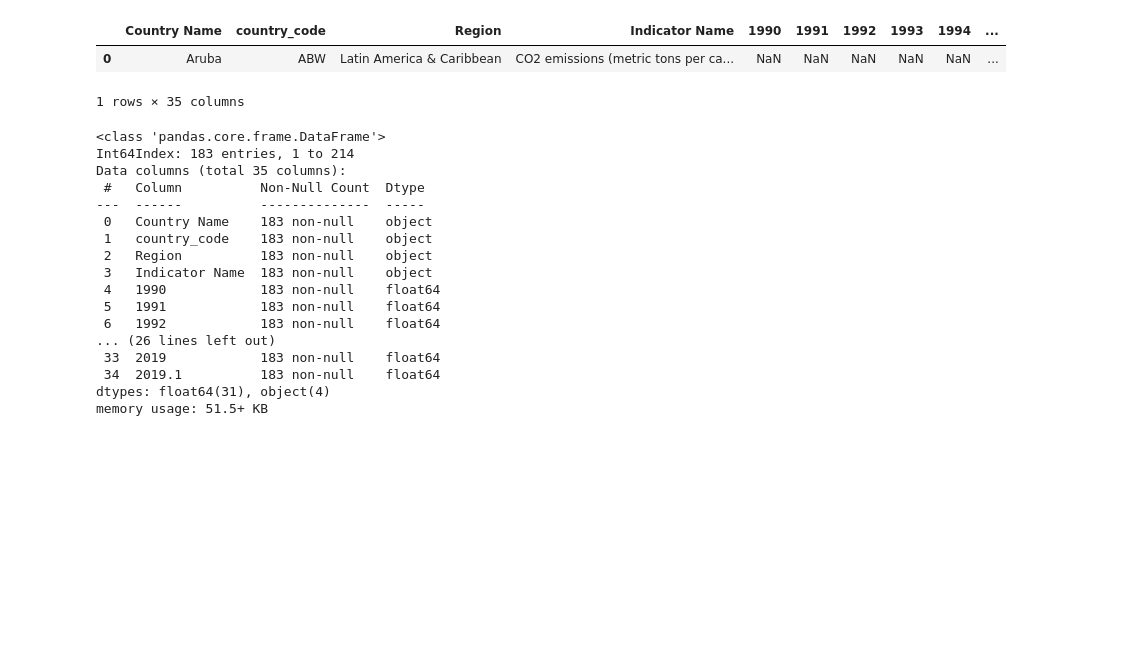
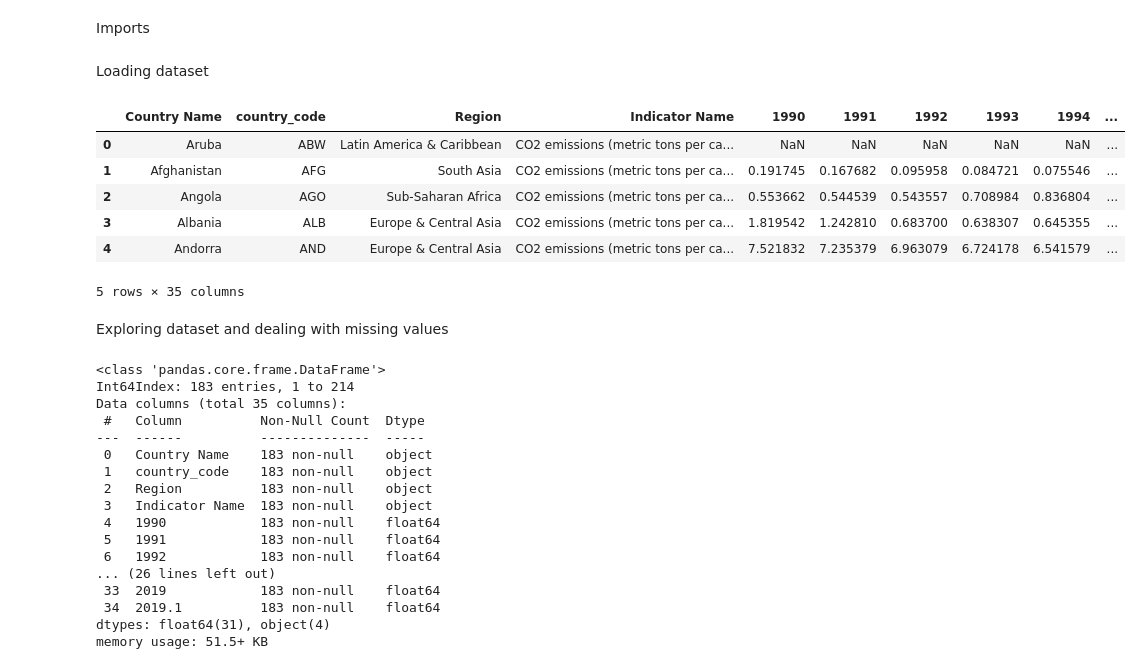
Before and after one commit to pablo-git8/Springboard-DS-Career-Track, a Jupyter notebook: Unit20-3_Craft_Story/Dataset_Storytelling.ipynb, the cells around one changed output. Saved outputs shown, nothing was run; the diff lists cells and outputs as text; code cells hidden in the pictures; blank space fills up the shorter version.

```diff
--- a/Unit20-3_Craft_Story/Dataset_Storytelling.ipynb
+++ b/Unit20-3_Craft_Story/Dataset_Storytelling.ipynb
@@ -1,15 +1,24 @@
+# %% [markdown]
+Imports
 # %%
 import numpy as np
 import pandas as pd
 import matplotlib.pyplot as plt
+# %% [markdown]
+Loading dataset
 # %%
 co2_dataset = pd.read_csv('CO2_emission.csv')
+co2_dataset.head()
+# %% [output]
+|  | Country Name | country_code | Region | Indicator Name | 1990 | 1991 | 1992 | 1993 | 1994 | ... |
+| 0 | Aruba | ABW | Latin America & Caribbean | CO2 emissions (metric tons per ca... | NaN | NaN | NaN | NaN | NaN | ... |
+| 1 | Afghanistan | AFG | South Asia | CO2 emissions (metric tons per ca... | 0.191745 | 0.167682 | 0.095958 | 0.084721 | 0.075546 | ... |
+| 2 | Angola | AGO | Sub-Saharan Africa | CO2 emissions (metric tons per ca... | 0.553662 | 0.544539 | 0.543557 | 0.708984 | 0.836804 | ... |
+| 3 | Albania | ALB | Europe & Central Asia | CO2 emissions (metric tons per ca... | 1.819542 | 1.242810 | 0.683700 | 0.638307 | 0.645355 | ... |
+| 4 | Andorra | AND | Europe & Central Asia | CO2 emissions (metric tons per ca... | 7.521832 | 7.235379 | 6.963079 | 6.724178 | 6.541579 | ... |
+5 rows × 35 columns
-# %%
-co2_dataset.head(1)
-# %% [output]
-|  | Country Name | country_code | Region | Indicator Name | 1990 | 1991 | 1992 | 1993 | 1994 | ... |
-| 0 | Aruba | ABW | Latin America & Caribbean | CO2 emissions (metric tons per ca... | NaN | NaN | NaN | NaN | NaN | ... |
-1 rows × 35 columns
+# %% [markdown]
+Exploring dataset and dealing with missing values
 # %%
 co2_dataset.dropna(axis=0, inplace=True)
 co2_dataset.info()
```
Also changed, not shown: parts of 20 cells of this notebook.
